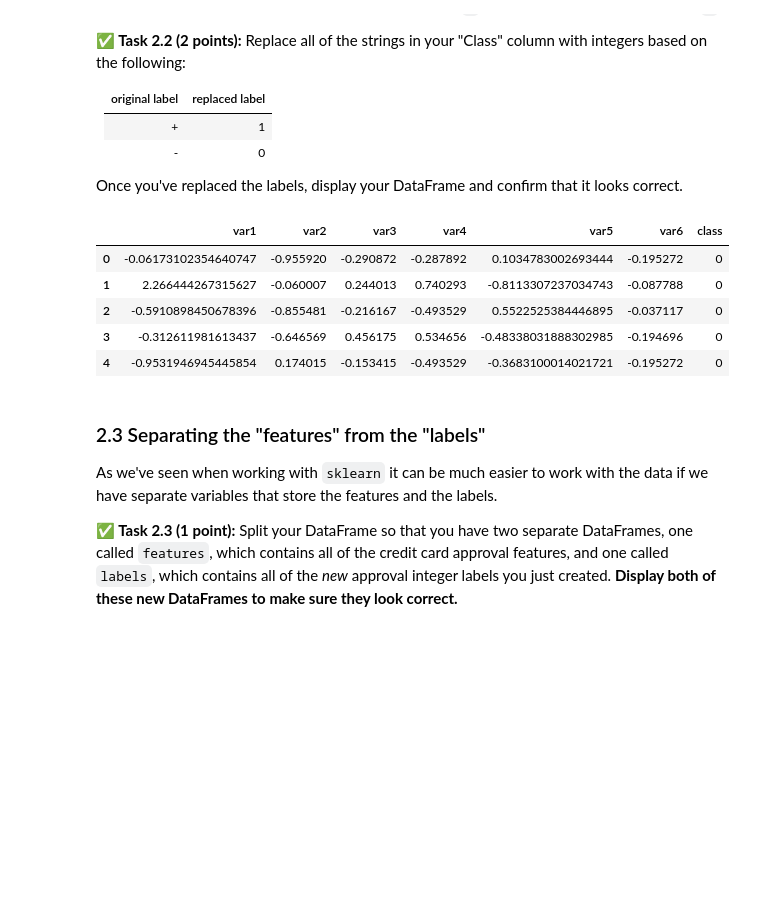
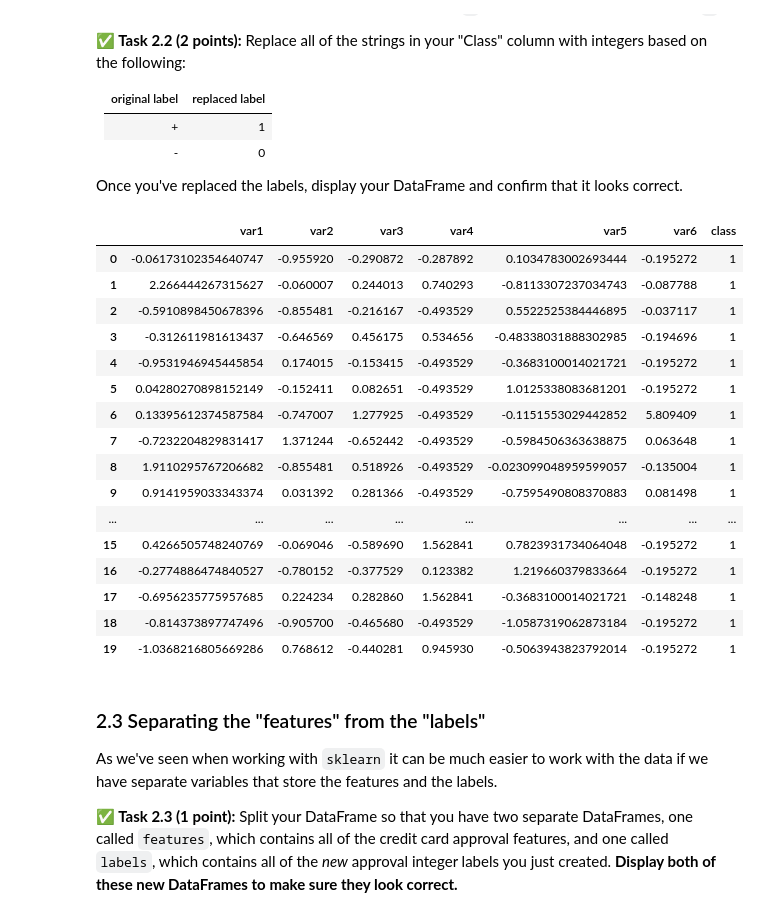
Before and after one commit to Jlozano351/CMSE202-s24-turnin, a Jupyter notebook: hw-04/HW-04_PerceptronSVMandPCA-Juan José Lozano González.ipynb, the cells around one changed output. Drawn from its saved outputs; the diff is of its cells as text; code cells hidden in the pictures; blank space fills up the shorter version.

```diff
--- a/hw-04/HW-04_PerceptronSVMandPCA-Juan José Lozano González.ipynb
+++ b/hw-04/HW-04_PerceptronSVMandPCA-Juan José Lozano González.ipynb
@@ -119,15 +137,26 @@ To simplify the process of modeling the credit card approval data, we should con
 Once you've replaced the labels, display your DataFrame and confirm that it looks correct.
 # %%
 # Put your code here
-df['class'] = pd.factorize(df['class'])[0]
-df.head()
+df['class'] = df['class'].map({'+': 1, '-': 0})
+df.head(20)
 # %% [output]
 |  | var1 | var2 | var3 | var4 | var5 | var6 | class |
-| 0 | -0.06173102354640747 | -0.955920 | -0.290872 | -0.287892 | 0.1034783002693444 | -0.195272 | 0 |
-| 1 | 2.266444267315627 | -0.060007 | 0.244013 | 0.740293 | -0.8113307237034743 | -0.087788 | 0 |
-| 2 | -0.5910898450678396 | -0.855481 | -0.216167 | -0.493529 | 0.5522525384446895 | -0.037117 | 0 |
-| 3 | -0.312611981613437 | -0.646569 | 0.456175 | 0.534656 | -0.48338031888302985 | -0.194696 | 0 |
-| 4 | -0.9531946945445854 | 0.174015 | -0.153415 | -0.493529 | -0.3683100014021721 | -0.195272 | 0 |
+| 0 | -0.06173102354640747 | -0.955920 | -0.290872 | -0.287892 | 0.1034783002693444 | -0.195272 | 1 |
+| 1 | 2.266444267315627 | -0.060007 | 0.244013 | 0.740293 | -0.8113307237034743 | -0.087788 | 1 |
+| 2 | -0.5910898450678396 | -0.855481 | -0.216167 | -0.493529 | 0.5522525384446895 | -0.037117 | 1 |
+| 3 | -0.312611981613437 | -0.646569 | 0.456175 | 0.534656 | -0.48338031888302985 | -0.194696 | 1 |
+| 4 | -0.9531946945445854 | 0.174015 | -0.153415 | -0.493529 | -0.3683100014021721 | -0.195272 | 1 |
+| 5 | 0.04280270898152149 | -0.152411 | 0.082651 | -0.493529 | 1.0125338083681201 | -0.195272 | 1 |
+| 6 | 0.13395612374587584 | -0.747007 | 1.277925 | -0.493529 | -0.1151553029442852 | 5.809409 | 1 |
+| 7 | -0.7232204829831417 | 1.371244 | -0.652442 | -0.493529 | -0.5984506363638875 | 0.063648 | 1 |
+| 8 | 1.9110295767206682 | -0.855481 | 0.518926 | -0.493529 | -0.023099048959599057 | -0.135004 | 1 |
+| 9 | 0.9141959033343374 | 0.031392 | 0.281366 | -0.493529 | -0.7595490808370883 | 0.081498 | 1 |
+| ... | ... | ... | ... | ... | ... | ... | ... |
+| 15 | 0.4266505748240769 | -0.069046 | -0.589690 | 1.562841 | 0.7823931734064048 | -0.195272 | 1 |
+| 16 | -0.2774886474840527 | -0.780152 | -0.377529 | 0.123382 | 1.219660379833664 | -0.195272 | 1 |
+| 17 | -0.6956235775957685 | 0.224234 | 0.282860 | 1.562841 | -0.3683100014021721 | -0.148248 | 1 |
+| 18 | -0.814373897747496 | -0.905700 | -0.465680 | -0.493529 | -1.0587319062873184 | -0.195272 | 1 |
+| 19 | -1.0368216805669286 | 0.768612 | -0.440281 | 0.945930 | -0.5063943823792014 | -0.195272 | 1 |
 # %% [markdown]
 ### 2.3 Separating the "features" from the "labels"
 
```
Also changed, not shown: parts of 20 cells of this notebook.
